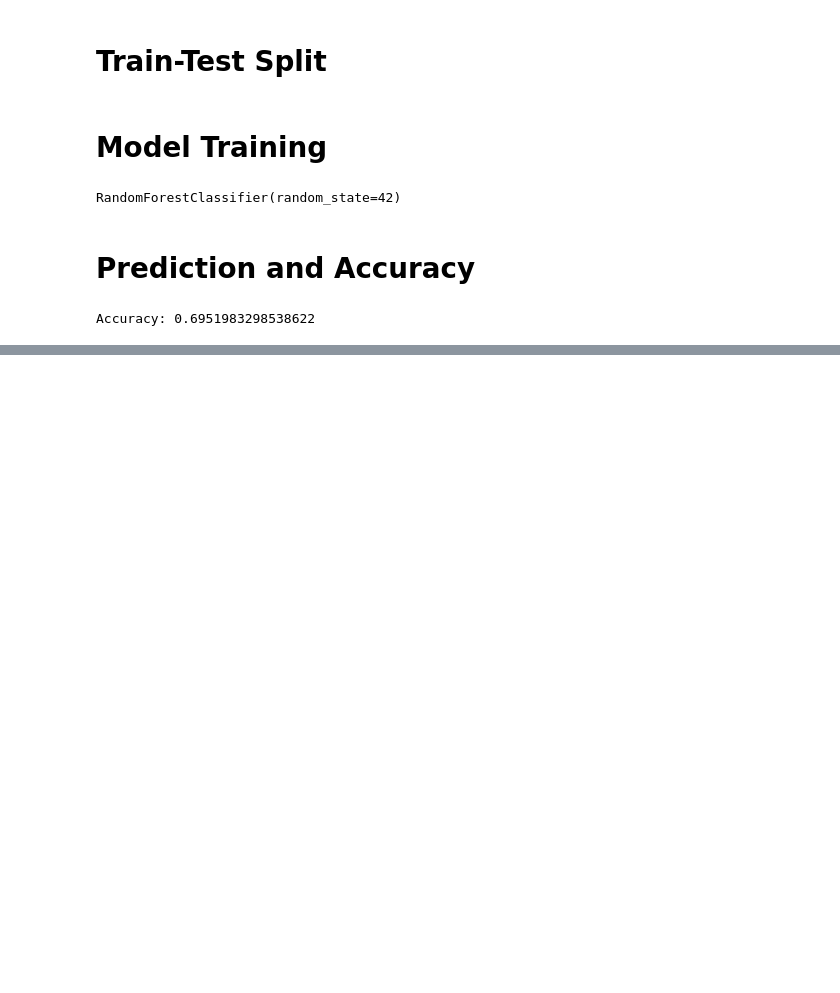
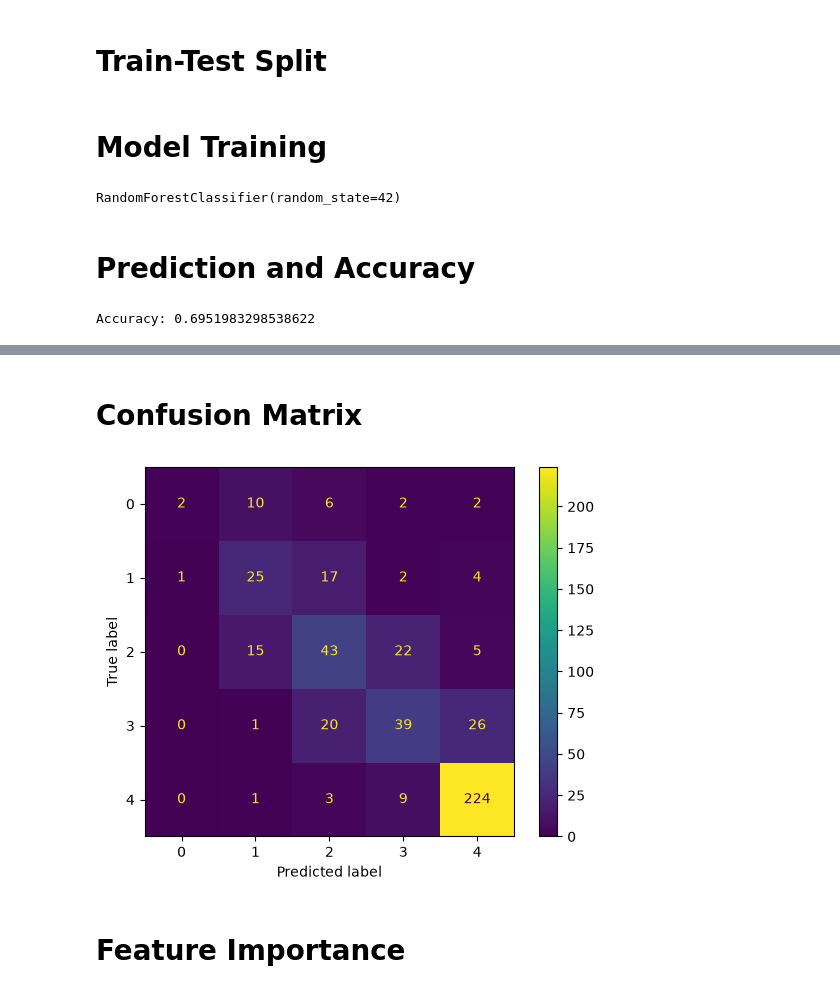
Before and after one commit to SahitSigdel/Student-Performance-Prediction, a Jupyter notebook: Notebook/GradeClass_Prediction.ipynb, the cells around one changed output, grey strips where cells are left out. Cells and saved outputs as stored; diff of their text form; code cells hidden in the pictures; blank space fills up the shorter version.

```diff
--- a/Notebook/GradeClass_Prediction.ipynb
+++ b/Notebook/GradeClass_Prediction.ipynb
@@ -314,0 +334,19 @@ Accuracy: 0.6951983298538622
+# %% [markdown]
+# Confusion Matrix
+# %%
+cm = confusion_matrix(
+    y_test,
+    y_pred
+)
+
+disp = ConfusionMatrixDisplay(
+    confusion_matrix=cm
+)
+
+disp.plot()
+
+plt.show()
+# %% [output]
+[figure, added]
+# %% [markdown]
+# Feature Importance
```
Also changed, not shown: parts of 3 cells of this notebook.
